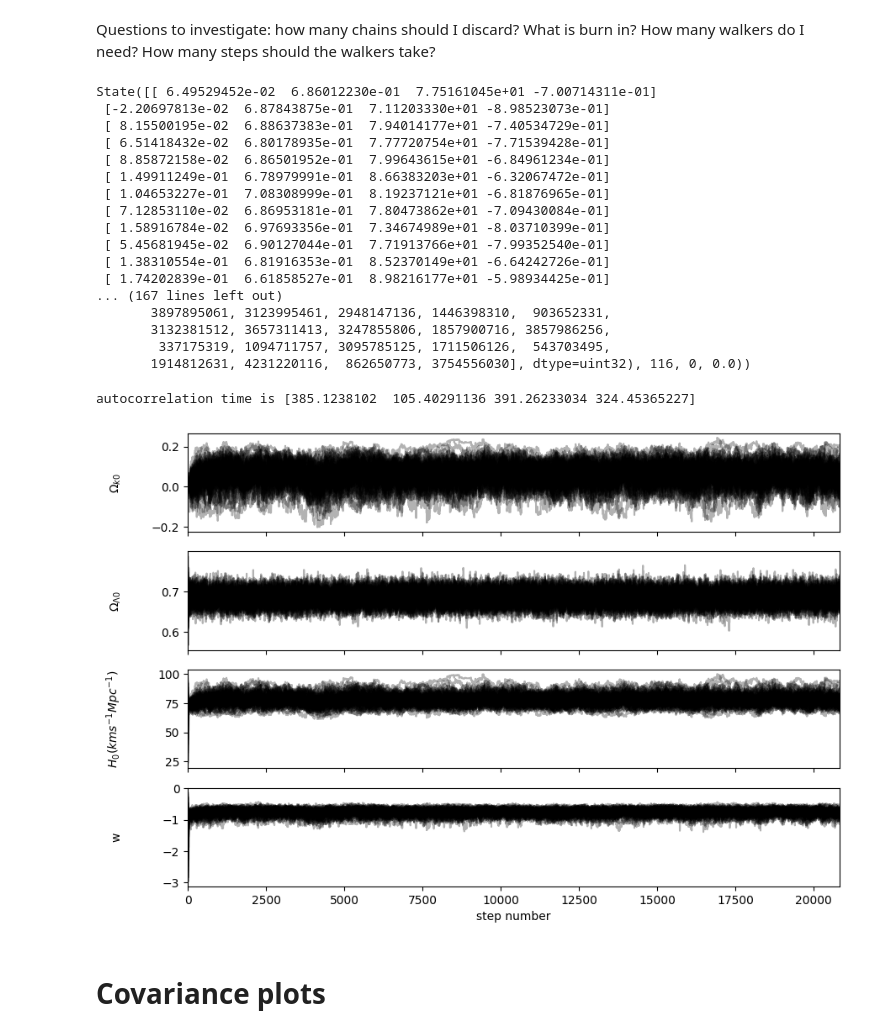
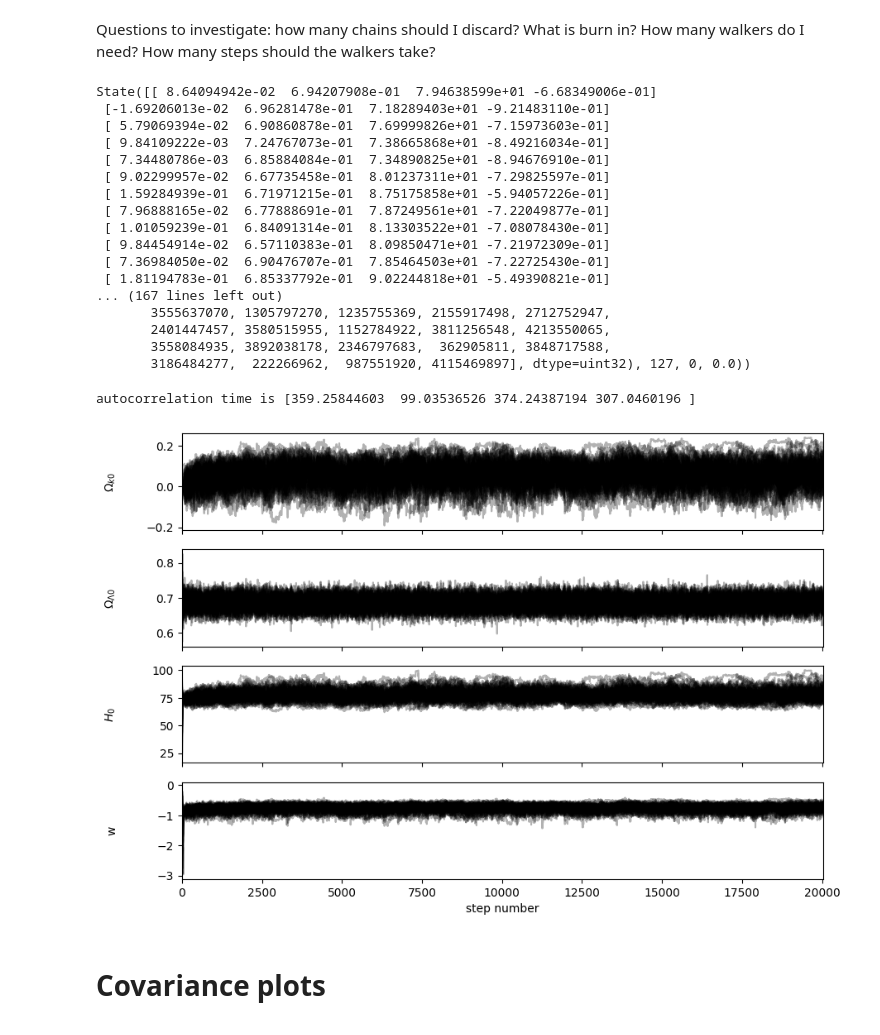
Before and after one commit to LightningMinion/Supernova-Cosmology, a Jupyter notebook: wCDM, MCMC.ipynb, the cells around one changed output. Saved outputs shown, nothing was run; the diff lists cells and outputs as text; code cells hidden in the pictures.

```diff
--- a/wCDM, MCMC.ipynb
+++ b/wCDM, MCMC.ipynb
@@ -117,50 +117,50 @@ def log_probability(theta, z, mu, covmatrix_inv):
 # %% [markdown]
 Questions to investigate: how many chains should I discard? What is burn in? How many walkers do I need? How many steps should the walkers take?
 # %%
-nsteps = 10000 #number of steps walkers take
+nsteps = 20000 #number of steps walkers take
 nwalkers, ndim = pos.shape
 sampler = emcee.EnsembleSampler(
     nwalkers, ndim, log_probability, args = (sn_z, sn_mu, covmat_inv)
 )
-sampler.run_mcmc(None, 10000, progress = True)
+sampler.run_mcmc(pos, nsteps, progress = True)
 # %% [output]
-State([[ 6.49529452e-02  6.86012230e-01  7.75161045e+01 -7.00714311e-01]
- [-2.20697813e-02  6.87843875e-01  7.11203330e+01 -8.98523073e-01]
- [ 8.15500195e-02  6.88637383e-01  7.94014177e+01 -7.40534729e-01]
- [ 6.51418432e-02  6.80178935e-01  7.77720754e+01 -7.71539428e-01]
- [ 8.85872158e-02  6.86501952e-01  7.99643615e+01 -6.84961234e-01]
- [ 1.49911249e-01  6.78979991e-01  8.66383203e+01 -6.32067472e-01]
- [ 1.04653227e-01  7.08308999e-01  8.19237121e+01 -6.81876965e-01]
- [ 7.12853110e-02  6.86953181e-01  7.80473862e+01 -7.09430084e-01]
- [ 1.58916784e-02  6.97693356e-01  7.34674989e+01 -8.03710399e-01]
- [ 5.45681945e-02  6.90127044e-01  7.71913766e+01 -7.99352540e-01]
- [ 1.38310554e-01  6.81916353e-01  8.52370149e+01 -6.64242726e-01]
- [ 1.74202839e-01  6.61858527e-01  8.98216177e+01 -5.98934425e-01]
+State([[ 8.64094942e-02  6.94207908e-01  7.94638599e+01 -6.68349006e-01]
+ [-1.69206013e-02  6.96281478e-01  7.18289403e+01 -9.21483110e-01]
+ [ 5.79069394e-02  6.90860878e-01  7.69999826e+01 -7.15973603e-01]
+ [ 9.84109222e-03  7.24767073e-01  7.38665868e+01 -8.49216034e-01]
+ [ 7.34480786e-03  6.85884084e-01  7.34890825e+01 -8.94676910e-01]
+ [ 9.02299957e-02  6.67735458e-01  8.01237311e+01 -7.29825597e-01]
+ [ 1.59284939e-01  6.71971215e-01  8.75175858e+01 -5.94057226e-01]
+ [ 7.96888165e-02  6.77888691e-01  7.87249561e+01 -7.22049877e-01]
+ [ 1.01059239e-01  6.84091314e-01  8.13303522e+01 -7.08078430e-01]
+ [ 9.84454914e-02  6.57110383e-01  8.09850471e+01 -7.21972309e-01]
+ [ 7.36984050e-02  6.90476707e-01  7.85464503e+01 -7.22725430e-01]
+ [ 1.81194783e-01  6.85337792e-01  9.02244818e+01 -5.49390821e-01]
 ... (167 lines left out)
-       3897895061, 3123995461, 2948147136, 1446398310,  903652331,
-       3132381512, 3657311413, 3247855806, 1857900716, 3857986256,
-        337175319, 1094711757, 3095785125, 1711506126,  543703495,
-       1914812631, 4231220116,  862650773, 3754556030], dtype=uint32), 116, 0, 0.0))
+       3555637070, 1305797270, 1235755369, 2155917498, 2712752947,
+       2401447457, 3580515955, 1152784922, 3811256548, 4213550065,
+       3558084935, 3892038178, 2346797683,  362905811, 3848717588,
+       3186484277,  222266962,  987551920, 4115469897], dtype=uint32), 127, 0, 0.0))
 # %%
-#sampler.run_mcmc(None, 50000, progress = True)
-ndiscard = 100 #how many steps at the beginning of the chain to discard
+#sampler.run_mcmc(None, 10000, progress = True)
+ndiscard = 2000 #how many steps at the beginning of the chain to discard
 flat_samples = sampler.get_chain(discard = ndiscard, thin = 15, flat = True)
 
 fig, axes = plt.subplots(nparams, figsize=(10, 7), sharex=True)
 samples = sampler.get_chain()
-labels = ["$Ω_{k0}$", "$Ω_{Λ0}$", "$H_{0} (kms^{-1}Mpc^{-1})$", "w"]
+labels = ["$Ω_{k0}$", "$Ω_{Λ0}$", "$H_{0}$", "w"]
 for i in range(ndim):
     ax = axes[i]
     ax.plot(samples[:, :, i], "k", alpha=0.3)
     ax.set_xlim(0, len(samples))
     ax.set_ylabel(labels[i])
     ax.yaxis.set_label_coords(-0.1, 0.5)
 
 axes[-1].set_xlabel("step number");
 plt.savefig("walkers_wCDM.png")
 print(f"autocorrelation time is {sampler.get_autocorr_time()}")
 # %% [output]
-autocorrelation time is [385.1238102  105.40291136 391.26233034 324.45365227]
+autocorrelation time is [359.25844603  99.03536526 374.24387194 307.0460196 ]
-[figure, old version]
+[figure, new version]
 # %% [markdown]
 # Covariance plots
```
Also changed, not shown: parts of 5 cells of this notebook, 42 other files.
